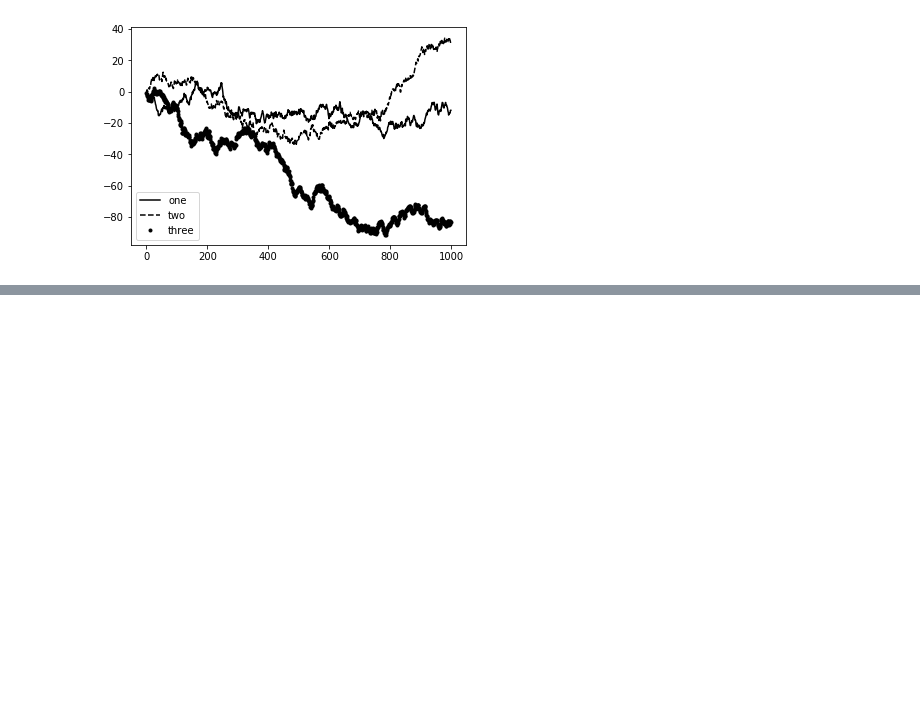
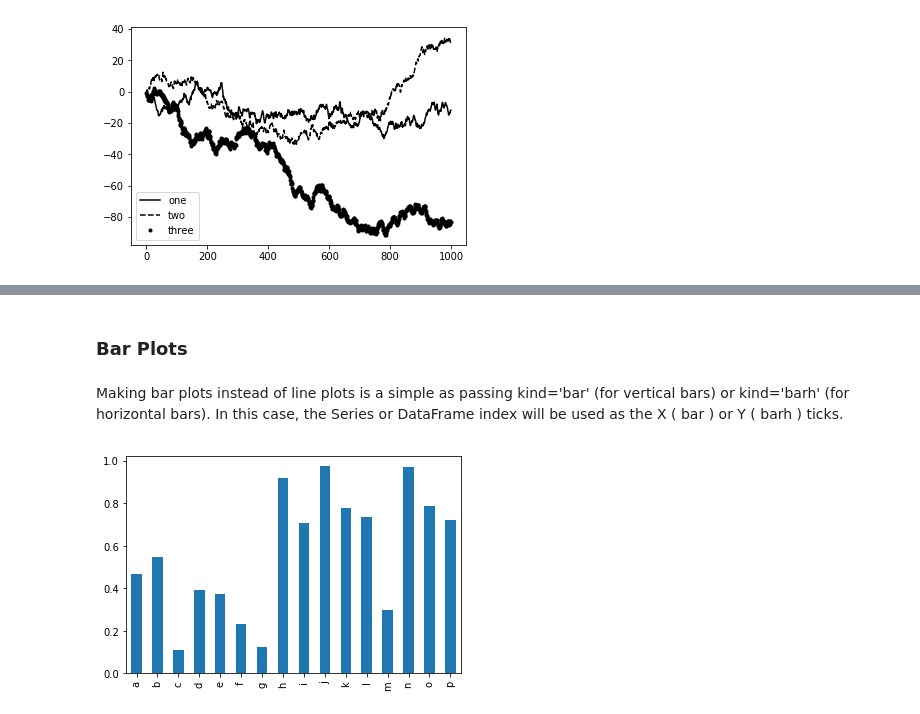
Before and after one commit to reetawwsum/Jupyter-Notebooks, a Jupyter notebook: Python for Data Analysis.ipynb, the cells around one changed output, grey strips where cells are left out. Drawn from its saved outputs; the diff is of its cells as text; code cells hidden in the pictures; blank space fills up the shorter version.

```diff
--- a/Python for Data Analysis.ipynb
+++ b/Python for Data Analysis.ipynb
@@ -1757,0 +1818,8 @@ ax.legend(loc='best')
+# %% [markdown]
+### Bar Plots
+# %% [markdown]
+Making bar plots instead of line plots is a simple as passing kind='bar' (for vertical bars) or kind='barh' (for horizontal bars). In this case, the Series or DataFrame index will be used as the X ( bar ) or Y ( barh ) ticks.
+# %%
+data = pd.Series(np.random.rand(16), index=list('abcdefghijklmnop')).plot(kind="bar")
+# %% [output]
+[figure, added]
```
Also changed, not shown: parts of 24 cells of this notebook.
